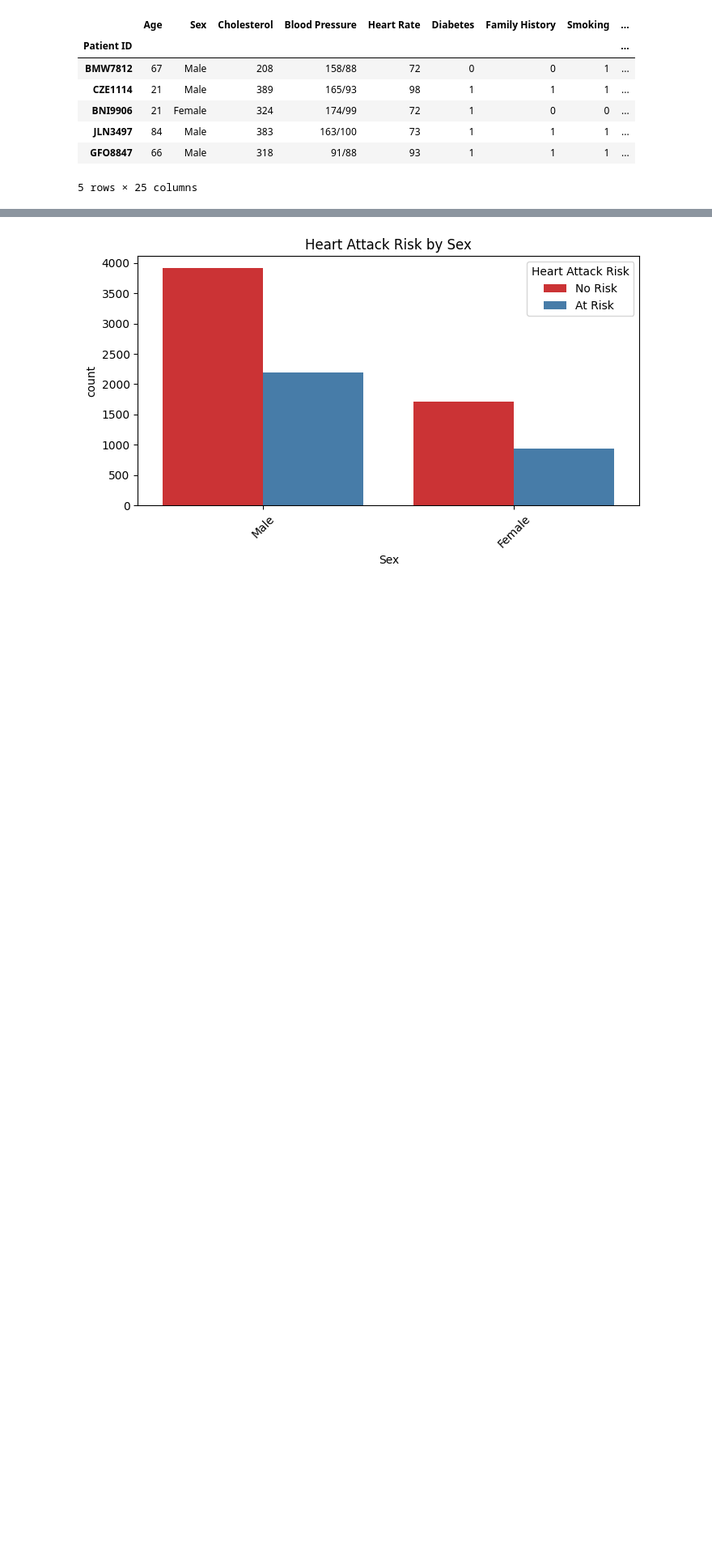
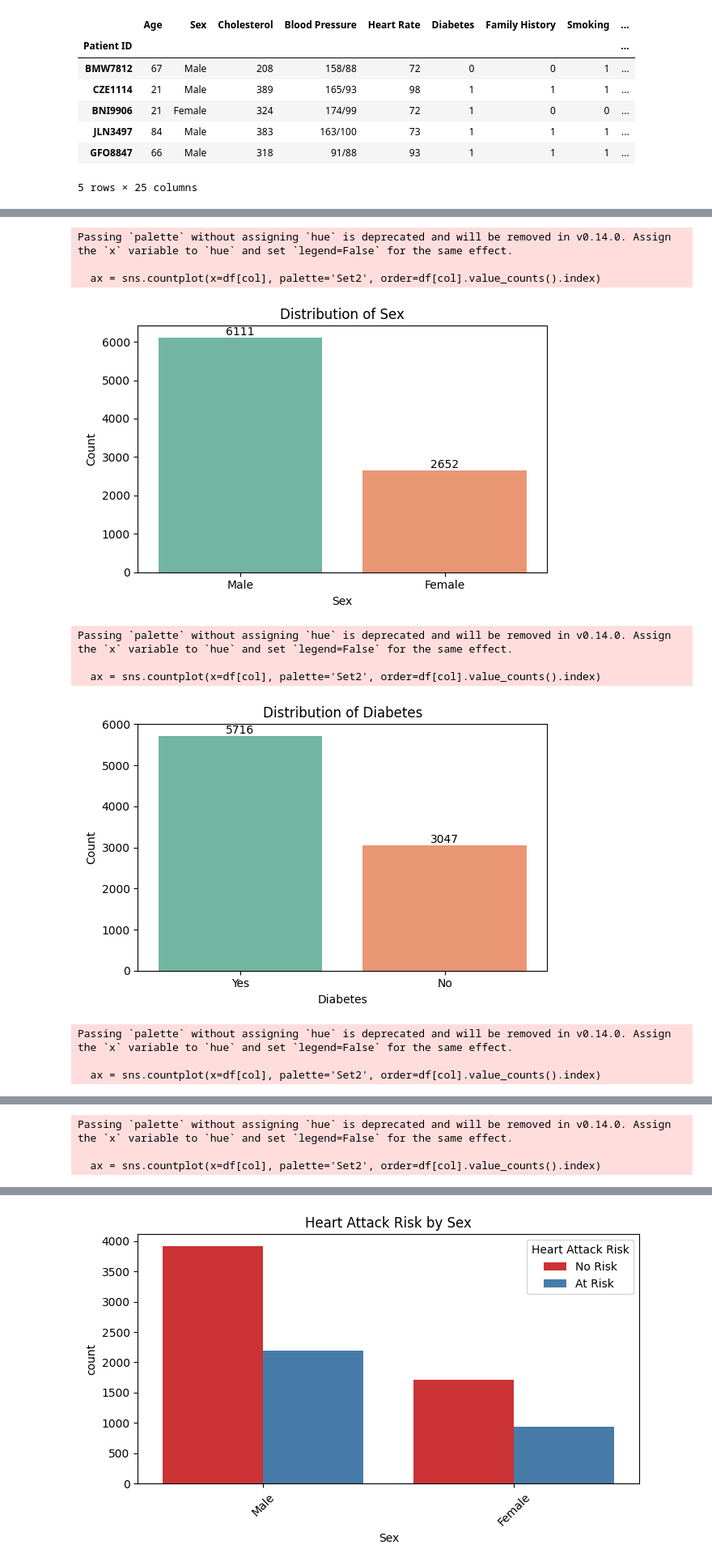
Before and after one commit to taimoorbinnasir/Heart-Attack-Risk-Prediction, a Jupyter notebook: group10_main.ipynb, the cells around one changed output, grey strips where cells are left out. Shown: that part at 81% size. Saved outputs shown, nothing was run; the diff lists cells and outputs as text; code cells hidden in the pictures; blank space fills up the shorter version.

```diff
--- a/group10_main.ipynb
+++ b/group10_main.ipynb
@@ -181,0 +194,37 @@ df['Medication Use'] = df['Medication Use'].replace({1: 'Yes', 0: 'No'})
+# %%
+# categorical_cols = ['Sex', 'Diabetes', 'Family History', 'Smoking', 'Obesity',
+#                     'Alcohol Consumption', 'Diet', 'Previous Heart Problems',
+#                     'Medication Use', 'Continent', 'Hemisphere']
+
+# Make different graphs for triglycerides, cholesterol levels, and age
+clinical_factors = ['Sex', 'Diabetes', 'Family History', 'Smoking', 'Obesity',
+                    'Alcohol Consumption', 'Diet', 'Previous Heart Problems', 'Medication Use']
+
+for col in clinical_factors:
+    plt.figure(figsize=(6, 4))
+    ax = sns.countplot(x=df[col], palette='Set2', order=df[col].value_counts().index)
+
+    plt.title(f'Distribution of {col}')
+    plt.xlabel(col)
+    plt.ylabel('Count')
+    plt.xticks(rotation=0)
+
+    # Add counts on top of bars
+    for p in ax.patches:
+        height = p.get_height()
+        ax.text(p.get_x() + p.get_width() / 2., height + 1, int(height), ha="center", va="bottom")
+
+    plt.tight_layout()
+    plt.show()
+# %% [output]
+Passing `palette` without assigning `hue` is deprecated and will be removed in v0.14.0. Assign the `x` variable to `hue` and set `legend=False` for the same effect.
+
+  ax = sns.countplot(x=df[col], palette='Set2', order=df[col].value_counts().index)
+[figure, added]
+Passing `palette` without assigning `hue` is deprecated and will be removed in v0.14.0. Assign the `x` variable to `hue` and set `legend=False` for the same effect.
+
+  ax = sns.countplot(x=df[col], palette='Set2', order=df[col].value_counts().index)
+[figure, added]
+Passing `palette` without assigning `hue` is deprecated and will be removed in v0.14.0. Assign the `x` variable to `hue` and set `legend=False` for the same effect.
+
+  ax = sns.countplot(x=df[col], palette='Set2', order=df[col].value_counts().index)
@@ -181,0 +232,3 @@ df['Medication Use'] = df['Medication Use'].replace({1: 'Yes', 0: 'No'})
+Passing `palette` without assigning `hue` is deprecated and will be removed in v0.14.0. Assign the `x` variable to `hue` and set `legend=False` for the same effect.
+
+  ax = sns.countplot(x=df[col], palette='Set2', order=df[col].value_counts().index)
```
Also changed, not shown: parts of 18 cells of this notebook.
